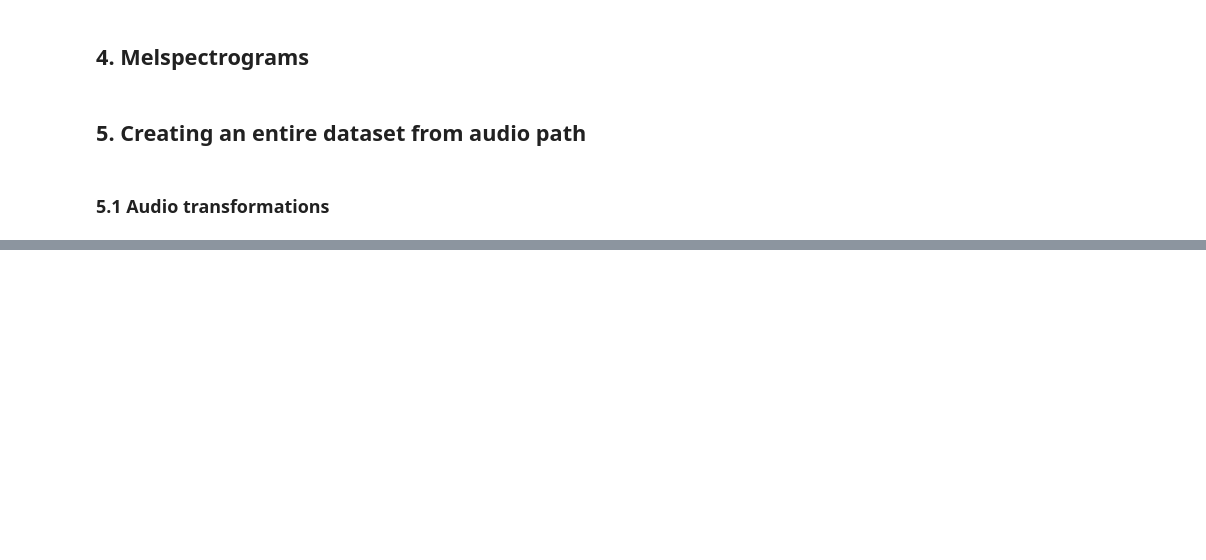
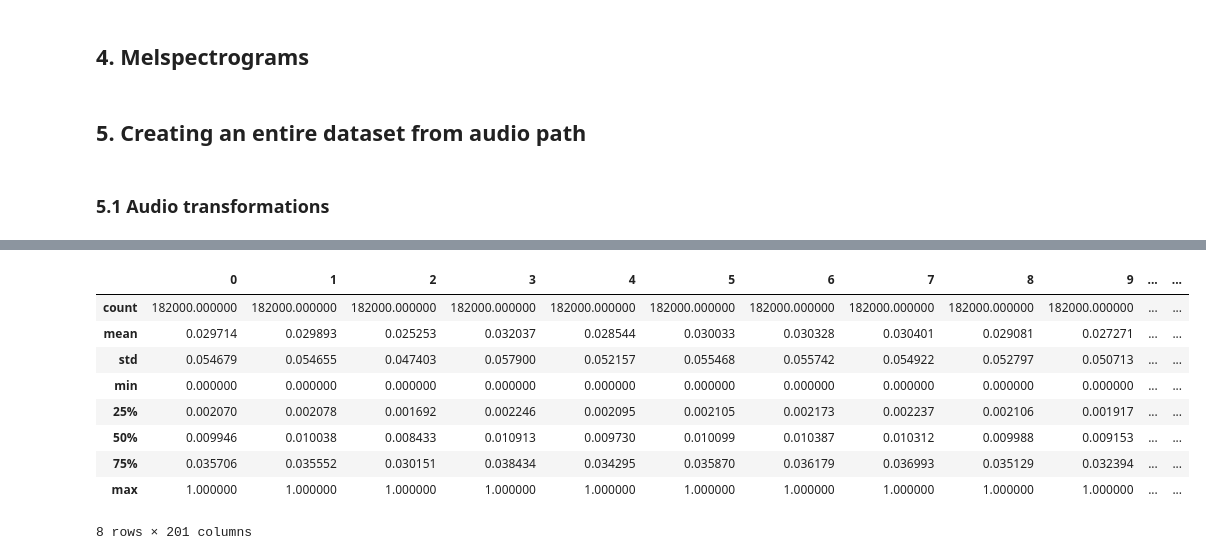
Before and after one commit to martinflor/CNN-ESC50Dataset, a Jupyter notebook: CNN_on_AudioESC50Dataset.ipynb, the cells around one changed output, grey strips where cells are left out. Cells and saved outputs as stored; diff of their text form; code cells hidden in the pictures; blank space fills up the shorter version.

```diff
--- a/CNN_on_AudioESC50Dataset.ipynb
+++ b/CNN_on_AudioESC50Dataset.ipynb
@@ -423,0 +176,13 @@ Time needed :  2.042079210281372
+# %%
+aug_audio_df.describe()
+# %% [output]
+|  | 0 | 1 | 2 | 3 | 4 | 5 | 6 | 7 | 8 | 9 | ... | ... |
+| count | 182000.000000 | 182000.000000 | 182000.000000 | 182000.000000 | 182000.000000 | 182000.000000 | 182000.000000 | 182000.000000 | 182000.000000 | 182000.000000 | ... | ... |
+| mean | 0.029714 | 0.029893 | 0.025253 | 0.032037 | 0.028544 | 0.030033 | 0.030328 | 0.030401 | 0.029081 | 0.027271 | ... | ... |
+| std | 0.054679 | 0.054655 | 0.047403 | 0.057900 | 0.052157 | 0.055468 | 0.055742 | 0.054922 | 0.052797 | 0.050713 | ... | ... |
+| min | 0.000000 | 0.000000 | 0.000000 | 0.000000 | 0.000000 | 0.000000 | 0.000000 | 0.000000 | 0.000000 | 0.000000 | ... | ... |
+| 25% | 0.002070 | 0.002078 | 0.001692 | 0.002246 | 0.002095 | 0.002105 | 0.002173 | 0.002237 | 0.002106 | 0.001917 | ... | ... |
+| 50% | 0.009946 | 0.010038 | 0.008433 | 0.010913 | 0.009730 | 0.010099 | 0.010387 | 0.010312 | 0.009988 | 0.009153 | ... | ... |
+| 75% | 0.035706 | 0.035552 | 0.030151 | 0.038434 | 0.034295 | 0.035870 | 0.036179 | 0.036993 | 0.035129 | 0.032394 | ... | ... |
+| max | 1.000000 | 1.000000 | 1.000000 | 1.000000 | 1.000000 | 1.000000 | 1.000000 | 1.000000 | 1.000000 | 1.000000 | ... | ... |
+8 rows × 201 columns
```
Also changed, not shown: parts of 53 cells of this notebook, 1 other file.
